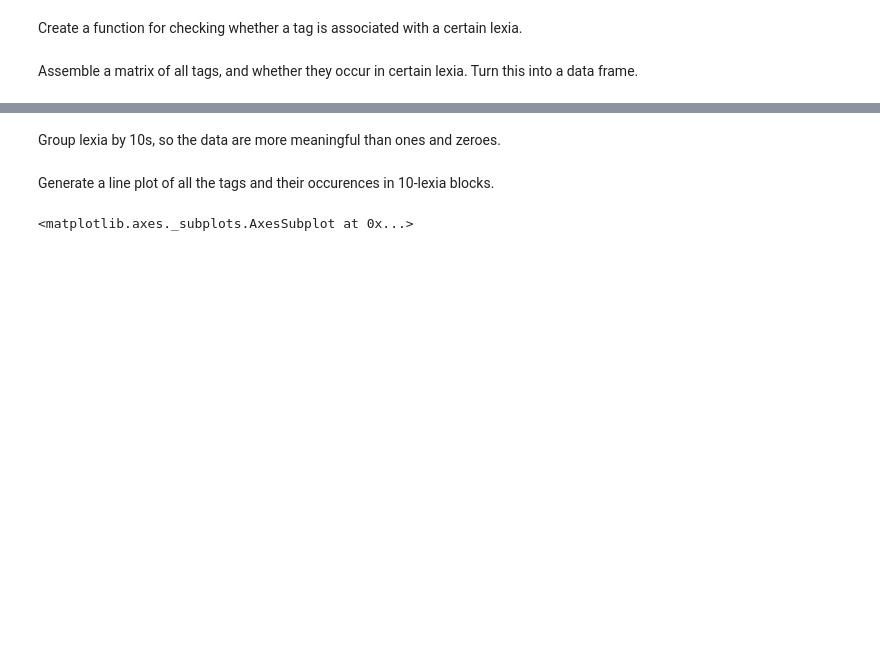
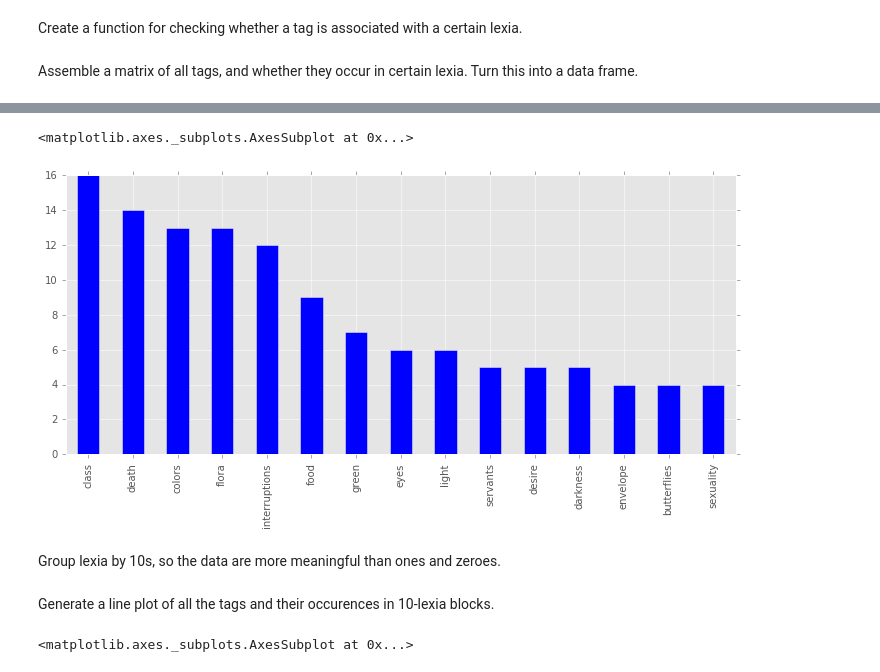
Before and after one commit to JonathanReeve/corpus-mansfield-garden-party-TEI, a Jupyter notebook: garden-party-tag-stats.ipynb, the cells around one changed output, grey strips where cells are left out. Saved outputs shown, nothing was run; the diff lists cells and outputs as text; code cells hidden in the pictures; blank space fills up the shorter version.

```diff
--- a/garden-party-tag-stats.ipynb
+++ b/garden-party-tag-stats.ipynb
@@ -103,0 +89,4 @@ df.head()
+# %%
+s = df.sum(axis='rows').sort_values(ascending=False)
+mostFrequentTags = s[s>3]
+mostFrequentTags
@@ -104,3 +110,8 @@ df.head()
+# %%
+mostFrequentTags.plot(kind='bar', figsize=(12,5))
+# %% [output]
+<matplotlib.axes._subplots.AxesSubplot at 0x...>
+[figure, added]
 # %% [markdown]
 Group lexia by 10s, so the data are more meaningful than ones and zeroes.
 # %%
```
Also changed, not shown: parts of 14 cells of this notebook, 1 other file.
